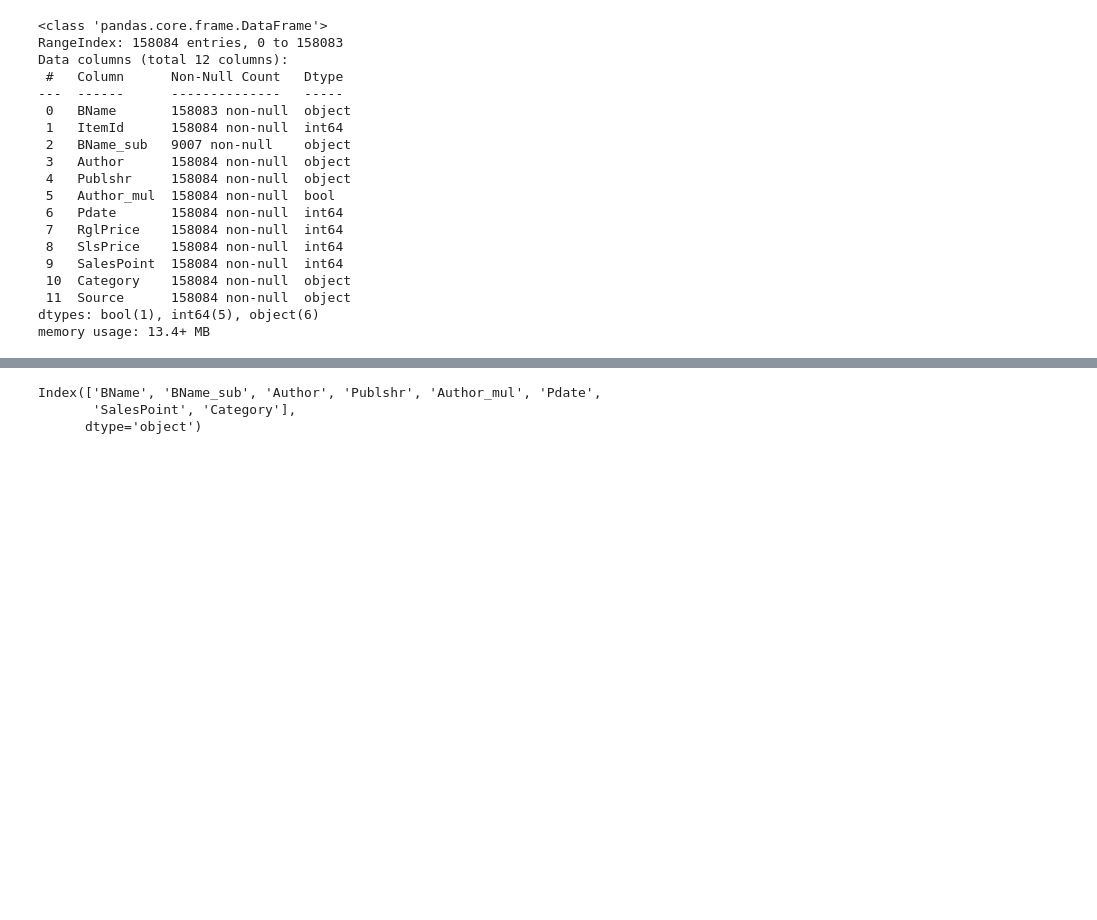
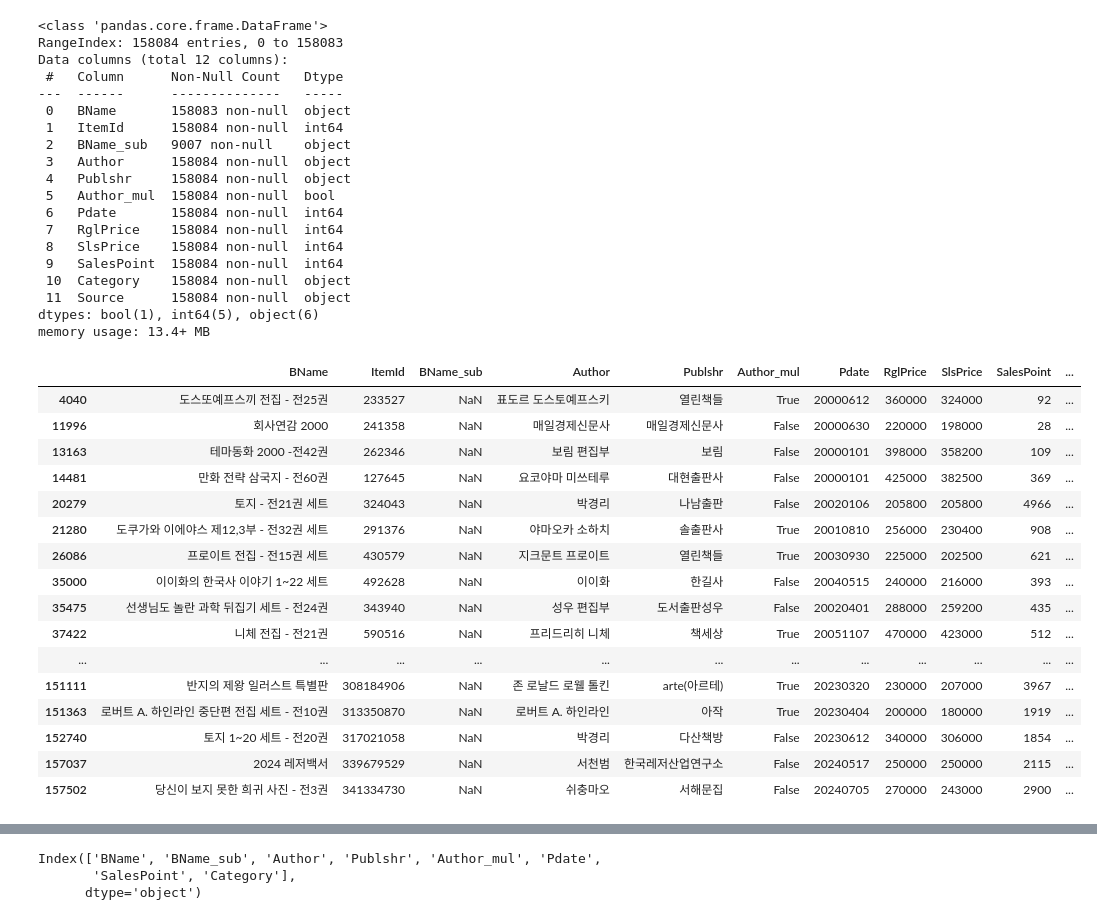
Before and after one commit to doeun-235/aladin_book_price, a Jupyter notebook: research/241023_preprocess_for_pred_rglr.ipynb, the cells around one changed output, grey strips where cells are left out. Drawn from its saved outputs; the diff is of its cells as text; code cells hidden in the pictures; blank space fills up the shorter version.

```diff
--- a/research/241023_preprocess_for_pred_rglr.ipynb
+++ b/research/241023_preprocess_for_pred_rglr.ipynb
@@ -170,3 +180,24 @@ Data columns (total 12 columns):
  11  Source      158084 non-null  object
 dtypes: bool(1), int64(5), object(6)
 memory usage: 13.4+ MB
+# %%
+cond = bookinfo_raw.RglPrice >= 200000
+bookinfo_raw[cond]
+# %% [output]
+|  | BName | ItemId | BName_sub | Author | Publshr | Author_mul | Pdate | RglPrice | SlsPrice | SalesPoint | ... |
+| 4040 | 도스또예프스끼 전집 - 전25권 | 233527 | NaN | 표도르 도스토예프스키 | 열린책들 | True | 20000612 | 360000 | 324000 | 92 | ... |
+| 11996 | 회사연감 2000 | 241358 | NaN | 매일경제신문사 | 매일경제신문사 | False | 20000630 | 220000 | 198000 | 28 | ... |
+| 13163 | 테마동화 2000 -전42권 | 262346 | NaN | 보림 편집부 | 보림 | False | 20000101 | 398000 | 358200 | 109 | ... |
+| 14481 | 만화 전략 삼국지 - 전60권 | 127645 | NaN | 요코야마 미쓰테루 | 대현출판사 | False | 20000101 | 425000 | 382500 | 369 | ... |
+| 20279 | 토지 - 전21권 세트 | 324043 | NaN | 박경리 | 나남출판 | False | 20020106 | 205800 | 205800 | 4966 | ... |
+| 21280 | 도쿠가와 이에야스 제12,3부 - 전32권 세트 | 291376 | NaN | 야마오카 소하치 | 솔출판사 | True | 20010810 | 256000 | 230400 | 908 | ... |
+| 26086 | 프로이트 전집 - 전15권 세트 | 430579 | NaN | 지크문트 프로이트 | 열린책들 | True | 20030930 | 225000 | 202500 | 621 | ... |
+| 35000 | 이이화의 한국사 이야기 1~22 세트 | 492628 | NaN | 이이화 | 한길사 | False | 20040515 | 240000 | 216000 | 393 | ... |
+| 35475 | 선생님도 놀란 과학 뒤집기 세트 - 전24권 | 343940 | NaN | 성우 편집부 | 도서출판성우 | False | 20020401 | 288000 | 259200 | 435 | ... |
+| 37422 | 니체 전집 - 전21권 | 590516 | NaN | 프리드리히 니체 | 책세상 | True | 20051107 | 470000 | 423000 | 512 | ... |
+| ... | ... | ... | ... | ... | ... | ... | ... | ... | ... | ... | ... |
+| 151111 | 반지의 제왕 일러스트 특별판 | 308184906 | NaN | 존 로날드 로웰 톨킨 | arte(아르테) | True | 20230320 | 230000 | 207000 | 3967 | ... |
+| 151363 | 로버트 A. 하인라인 중단편 전집 세트 - 전10권 | 313350870 | NaN | 로버트 A. 하인라인 | 아작 | True | 20230404 | 200000 | 180000 | 1919 | ... |
+| 152740 | 토지 1~20 세트 - 전20권 | 317021058 | NaN | 박경리 | 다산책방 | False | 20230612 | 340000 | 306000 | 1854 | ... |
+| 157037 | 2024 레저백서 | 339679529 | NaN | 서천범 | 한국레저산업연구소 | False | 20240517 | 250000 | 250000 | 2115 | ... |
+| 157502 | 당신이 보지 못한 희귀 사진 - 전3권 | 341334730 | NaN | 쉬충마오 | 서해문집 | False | 20240705 | 270000 | 243000 | 2900 | ... |
```
Also changed, not shown: parts of 7 cells of this notebook, 1 other file.
